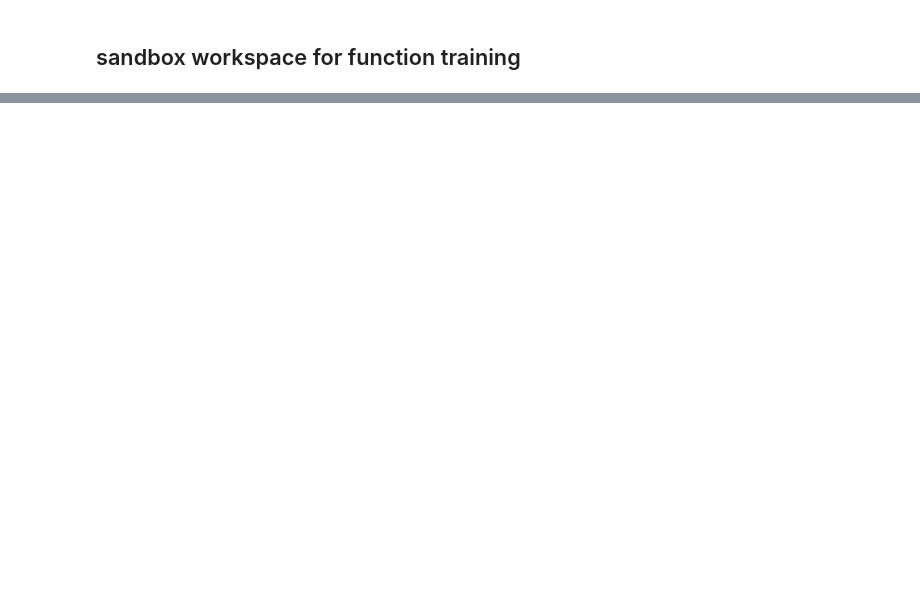
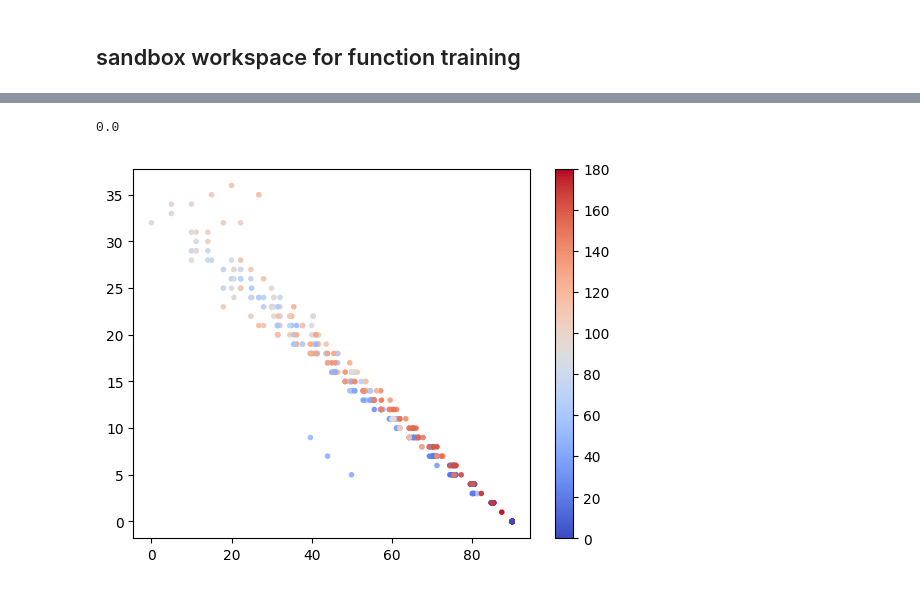
Before and after one commit to zack781/ML-head-transfer-functions, a Jupyter notebook: python_training/scripts/sandbox.ipynb, the cells around one changed output, grey strips where cells are left out. Saved outputs shown, nothing was run; the diff lists cells and outputs as text; code cells hidden in the pictures; blank space fills up the shorter version.

Commit message:
DSP work and feature extraction exploration, no ML yet

```diff
--- a/python_training/scripts/sandbox.ipynb
+++ b/python_training/scripts/sandbox.ipynb
@@ -13,16 +11,12 @@ import soundfile as sf
 import numpy as np
 import os
 from scipy.io import wavfile
+import importlib
 import matplotlib.pyplot as plt
+import data_preprocessing; importlib.reload(data_preprocessing); import data_preprocessing
+import feature_extract; importlib.reload(feature_extract); import feature_extract
+import viz; importlib.reload(viz); import viz
 
 os.chdir('/Users/alexdhawan/Desktop/ECE5730/ML-head-transfer-functions/python_training/scripts/')
-sample_rate, data = wavfile.read('/Users/alexdhawan/Desktop/ECE5730/ML-head-transfer-functions/python_training/data/training_audio/raw/from_KEMAR/elev50/H50e008a.wav')
-
-print(sample_rate)
-print(data.shape)
-plt.plot(data/data.max())
-left = data[:,0]
-right = data[:,1]
-
-import feature_extract
-ILD, ILD_time, t_samples = feature_extract.compute_ILD(left,right)
+path = '/Users/alexdhawan/Desktop/ECE5730/ML-head-transfer-functions/python_training/data/training_audio/raw/from_KEMAR/elev10/H10e005a.wav'
+left, right, sample_rate, label=data_preprocessing.reformat_wav(path)
@@ -50,0 +88,25 @@ print(ILD.shape)
+# %%
+import data_preprocessing; importlib.reload(data_preprocessing); import data_preprocessing;
+
+V = label[:,0]*np.pi/180
+H = label[:,1]*np.pi/180
+alpha_ = np.arccos(np.cos(V)*np.sin(H))
+beta_ = np.atan2(np.sin(V), np.cos(V)*np.cos(H))
+labels_transformed = np.stack((alpha_, beta_), axis=1)
+
+alpha2, beta2 =  data_preprocessing.horiz_vert_to_axis_angle(H,V)
+print((alpha2-alpha_).max())
+# %% [output]
+0.0
+# %%
+fig = plt.figure()
+ax = fig.add_subplot()
+A = label[:,0]*np.pi/180
+H = label[:,1]*np.pi/180
+alpha_ = np.arccos(np.cos(A)*np.sin(H))
+beta_ = np.atan2(np.sin(A), np.cos(A)*np.cos(H))
+# ax.scatter(alpha_*180/np.pi-90, features[:,0],c=H*180/np.pi, cmap='coolwarm',marker='.')
+fig.colorbar(ax.scatter(alpha_*180/np.pi, features[:,0],c=H*180/np.pi, cmap='coolwarm',marker='.'))
+plt.show()
+# %% [output]
+[figure, added]
```
Also changed, not shown: parts of 7 cells of this notebook, 3 other files.
